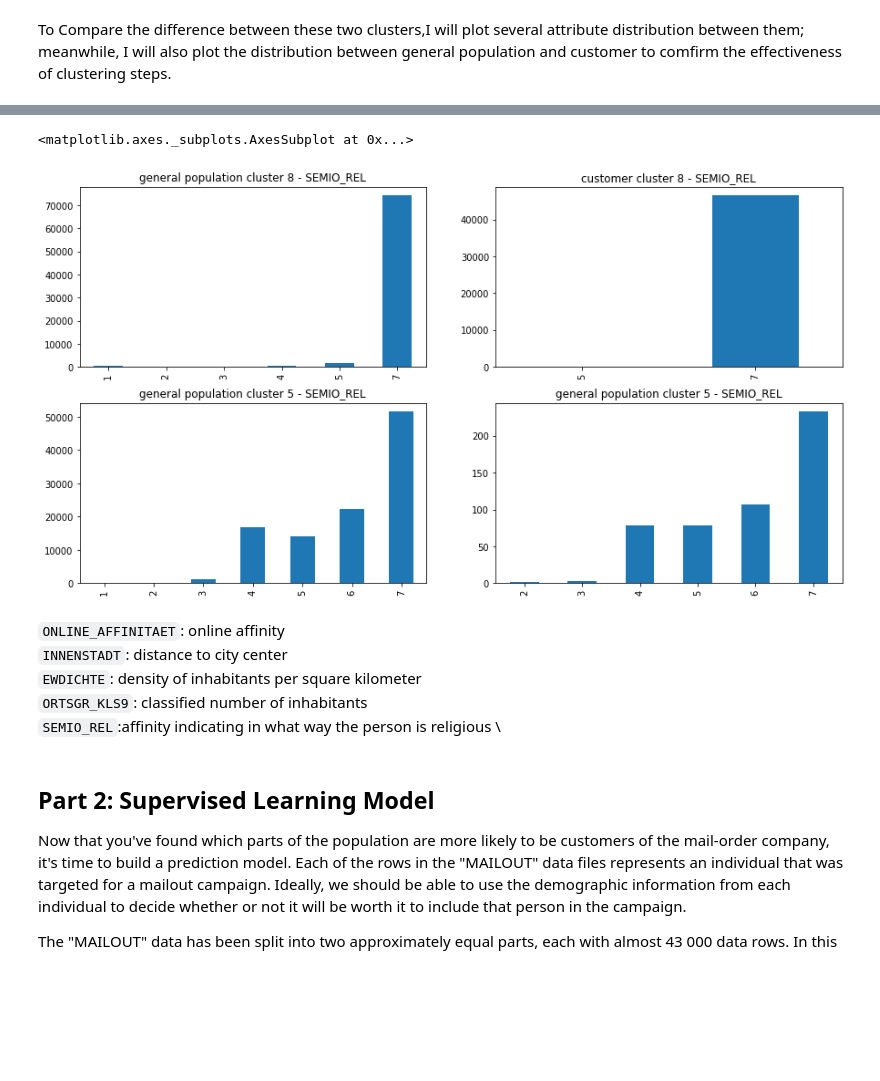
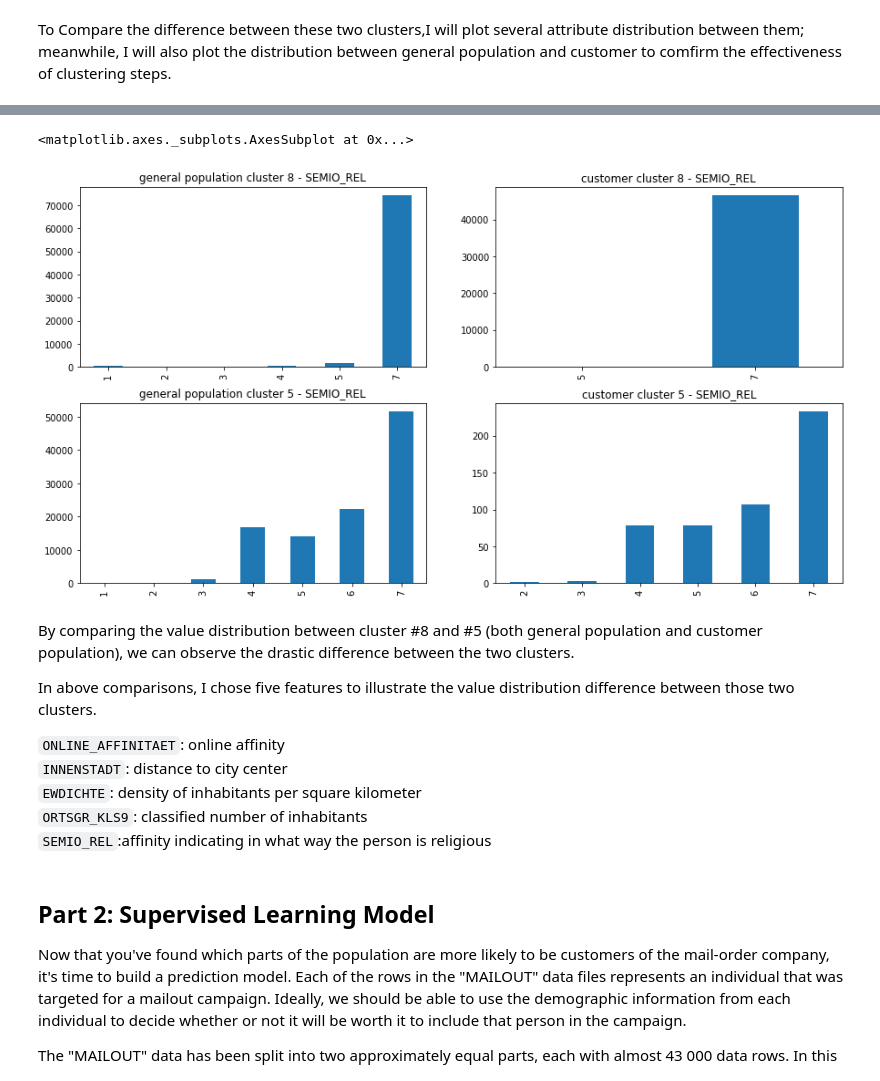
Before and after one commit to wanlipu/arvato, a Jupyter notebook: Arvato_Project_workbook_final_final.ipynb, the cells around one changed output, grey strips where cells are left out. Saved outputs shown, nothing was run; the diff lists cells and outputs as text; code cells hidden in the pictures; blank space fills up the shorter version.

```diff
--- a/Arvato_Project_workbook_final_final.ipynb
+++ b/Arvato_Project_workbook_final_final.ipynb
@@ -1406,23 +1410,27 @@ customers_cluster_5[column_of_interest].value_counts().sort_index().plot(
 # %%
 column_of_interest = 'SEMIO_REL'
 fig, axs = plt.subplots(2, 2, figsize=(15, 8))
 azdias_cluster_8[column_of_interest].value_counts().sort_index().plot(
     kind='bar', ax=axs[0][0], title=f'general population cluster 8 - {column_of_interest}')
 customers_cluster_8[column_of_interest].value_counts().sort_index().plot(
     kind='bar', ax=axs[0][1], title=f'customer cluster 8 - {column_of_interest}')
 azdias_cluster_5[column_of_interest].value_counts().sort_index().plot(
     kind='bar', ax=axs[1][0], title=f'general population cluster 5 - {column_of_interest}')
 customers_cluster_5[column_of_interest].value_counts().sort_index().plot(
-    kind='bar', ax=axs[1][1], title=f'general population cluster 5 - {column_of_interest}')
+    kind='bar', ax=axs[1][1], title=f'customer cluster 5 - {column_of_interest}')
 # %% [output]
 <matplotlib.axes._subplots.AxesSubplot at 0x...>
-[figure, old version]
+[figure, new version]
 # %% [markdown]
+By comparing the value distribution between cluster #8 and #5 (both general population and customer population), we can observe the drastic difference between the two clusters.
+
+In above comparisons, I chose five features to illustrate the value distribution difference between those two clusters.
+
 `ONLINE_AFFINITAET`: online affinity \
 `INNENSTADT`: distance to city center \
 `EWDICHTE`: density of inhabitants per square kilometer \
 `ORTSGR_KLS9`: classified number of inhabitants \
-`SEMIO_REL`:affinity indicating in what way the person is religious \
+`SEMIO_REL`:affinity indicating in what way the person is religious
 # %% [markdown]
 ## Part 2: Supervised Learning Model
 
```
Also changed, not shown: parts of 8 cells of this notebook.
